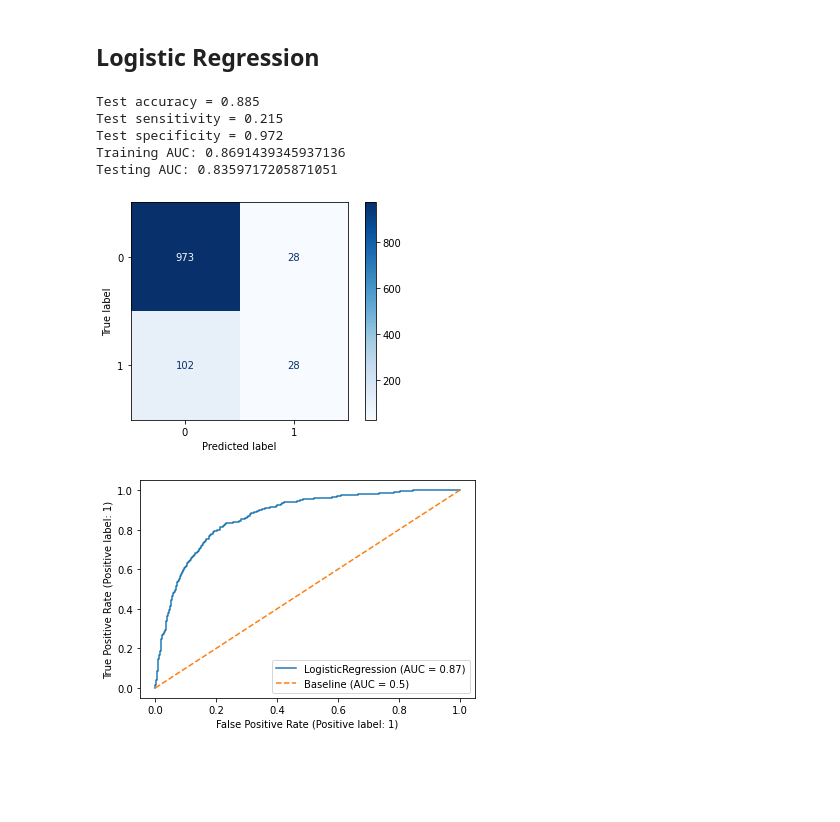
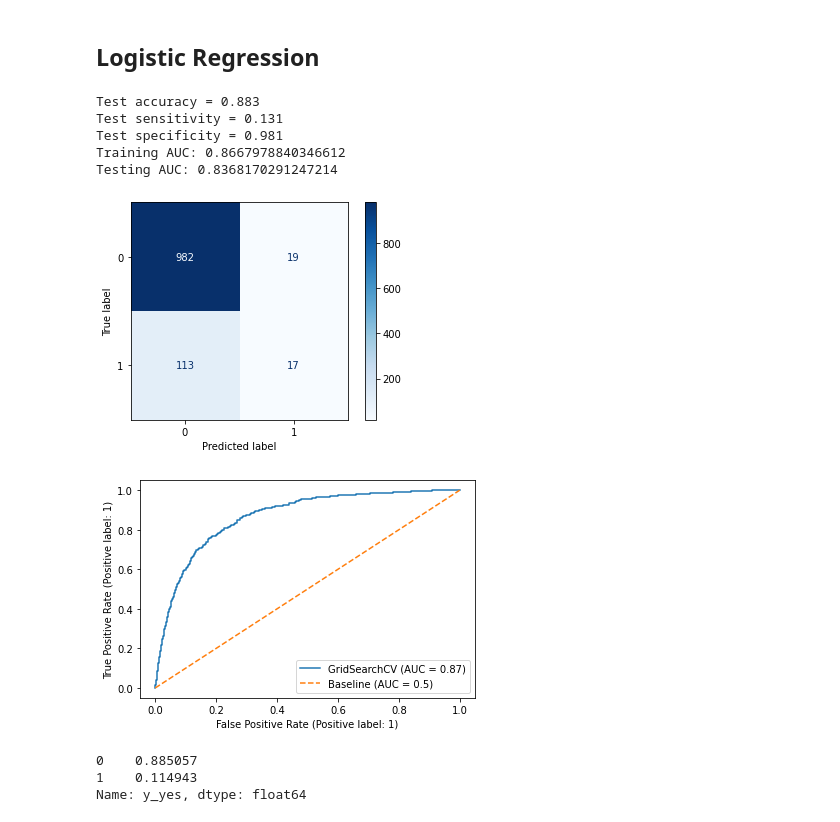
Before and after one commit to Neoneto/Coding_Dojo_Week7, a Jupyter notebook: Classification_Metrics_(Practice).ipynb, the cells around one changed output. Cells and saved outputs as stored; diff of their text form; code cells hidden in the pictures; blank space fills up the shorter version.

```diff
--- a/Classification_Metrics_(Practice).ipynb
+++ b/Classification_Metrics_(Practice).ipynb
@@ -112,7 +85,7 @@ X_train, X_test, y_train, y_test  = train_test_split(X, y, random_state=42, stra
 ## Logistic Regression
 # %%
 # Make an instance of the model
-logreg = LogisticRegression(C = 10)
+logreg = LogisticRegression(solver = 'liblinear' )
 # Train test split
 X_train, X_test, y_train, y_test = train_test_split(X, y, random_state=42, stratify = y)
 # Scaling logistic regression
@@ -122,46 +95,61 @@ scaler.fit(X_train)
 # Apply transform to both the training set and the test set.
 X_train = scaler.transform(X_train)
 X_test = scaler.transform(X_test)
-# Training the model on the data, storing the information learned from the data
-# Model is learning the relationship between X and y
-logreg.fit(X_train, y_train)
 
-lr_pred = logreg.predict(X_test)
+# Applies gridsearch, adapted from the solution
+params = {'penalty': ['l1', 'l2'],
+          'C': [0.0001, 0.001, 0.01],
+          'class_weight': [None, 'balanced']}
 
-# Evaluate baseline Logreg model
-plot_confusion_matrix(logreg, X_test, y_test, cmap = 'Blues');
+# grid search to find best hyperparameters
+gs = GridSearchCV(logreg, params, cv = 5)
+
+# train the model applying the hyperparameters obtained using gs
+gs.fit(X_train, y_train)
+
+
+lr_pred = gs.predict(X_test)
+
+# Evaluate Logreg model
+plot_confusion_matrix(gs, X_test, y_test, cmap = 'Blues');
 
 # Calculate the confusion matrix
 confusion_test = confusion_matrix(y_test, lr_pred)
 
 TP = confusion_test[1,1] # true positive
 TN = confusion_test[0,0] # true negatives
 FP = confusion_test[0,1] # false positives
 FN = confusion_test[1,0] # false negatives
 
 # Calculate the metrics
 accuracy = accuracy_score(y_test, lr_pred)
 sensitivity = TP / float(TP+FN)
 specificity = TN / float(TN+FP)
 
 # Print the metrics
 print(f'Test accuracy = {accuracy:.3f}')
 print(f'Test sensitivity = {sensitivity:.3f}')
 print(f'Test specificity = {specificity:.3f}')
 
 # Calculate AUC for both training and testing sets
-print(f'Training AUC: {roc_auc_score(y_train, logreg.predict_proba(X_train)[:,1])}')
-print(f'Testing AUC: {roc_auc_score(y_test, logreg.predict_proba(X_test)[:,1])}')
+print(f'Training AUC: {roc_auc_score(y_train, gs.predict_proba(X_train)[:,1])}')
+print(f'Testing AUC: {roc_auc_score(y_test, gs.predict_proba(X_test)[:,1])}')
 
 # Visualize the ROC curve
-plot_roc_curve(logreg, X_train, y_train)
+plot_roc_curve(gs, X_train, y_train)
 plt.plot([0, 1], [0, 1], ls = '--', label = 'Baseline (AUC = 0.5)')
 plt.legend();
 # %% [output]
-Test accuracy = 0.885
-Test sensitivity = 0.215
-Test specificity = 0.972
-Training AUC: 0.8691439345937136
-Testing AUC: 0.8359717205871051
+Test accuracy = 0.883
+Test sensitivity = 0.131
+Test specificity = 0.981
+Training AUC: 0.8667978840346612
+Testing AUC: 0.8368170291247214
 [figure]
-[figure, old version]
+[figure, new version]
+# %%
+y_test.value_counts(normalize = True)
+# %% [output]
+0    0.885057
+1    0.114943
+Name: y_yes, dtype: float64
```
Also changed, not shown: parts of 4 cells of this notebook.
